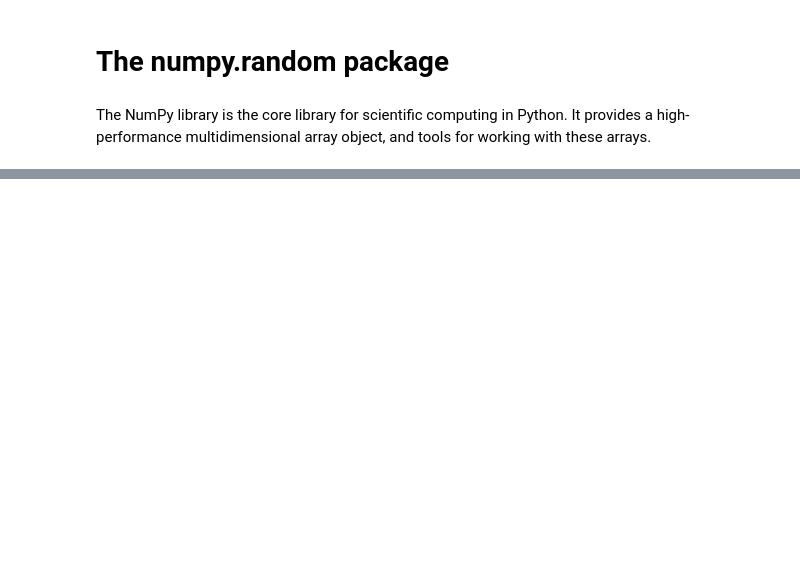
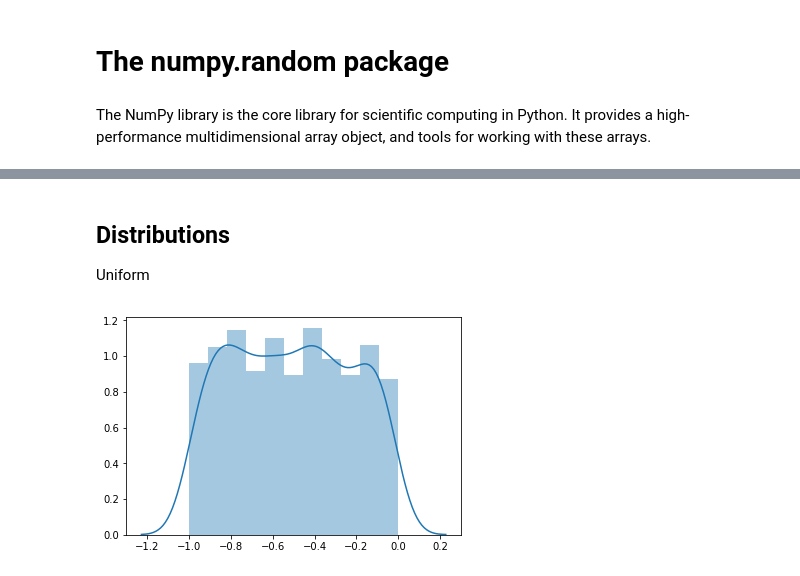
Before and after one commit to RitRa/Numpy_random, a Jupyter notebook: numpy-random.ipynb, the cells around one changed output, grey strips where cells are left out. Cells and saved outputs as stored; diff of their text form; code cells hidden in the pictures; blank space fills up the shorter version.

Commit message:
distributions

```diff
--- a/numpy-random.ipynb
+++ b/numpy-random.ipynb
@@ -32,0 +43,9 @@ plt.show()
+# %% [markdown]
+## Distributions
+Uniform
+# %%
+s = np.random.uniform(-1,0,1000)
+sns.distplot(s)
+plt.show()
+# %% [output]
+[figure, added]
```
Also changed, not shown: parts of 11 cells of this notebook.
